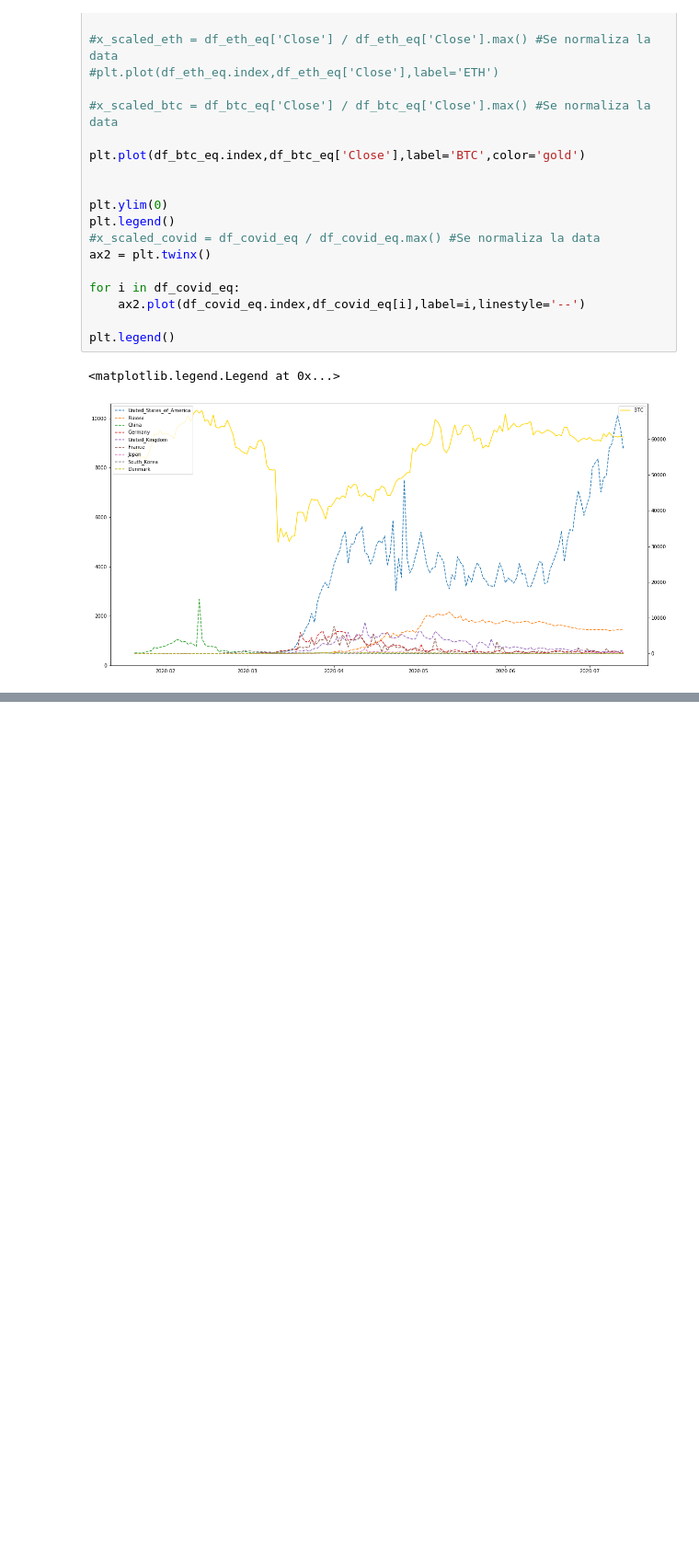
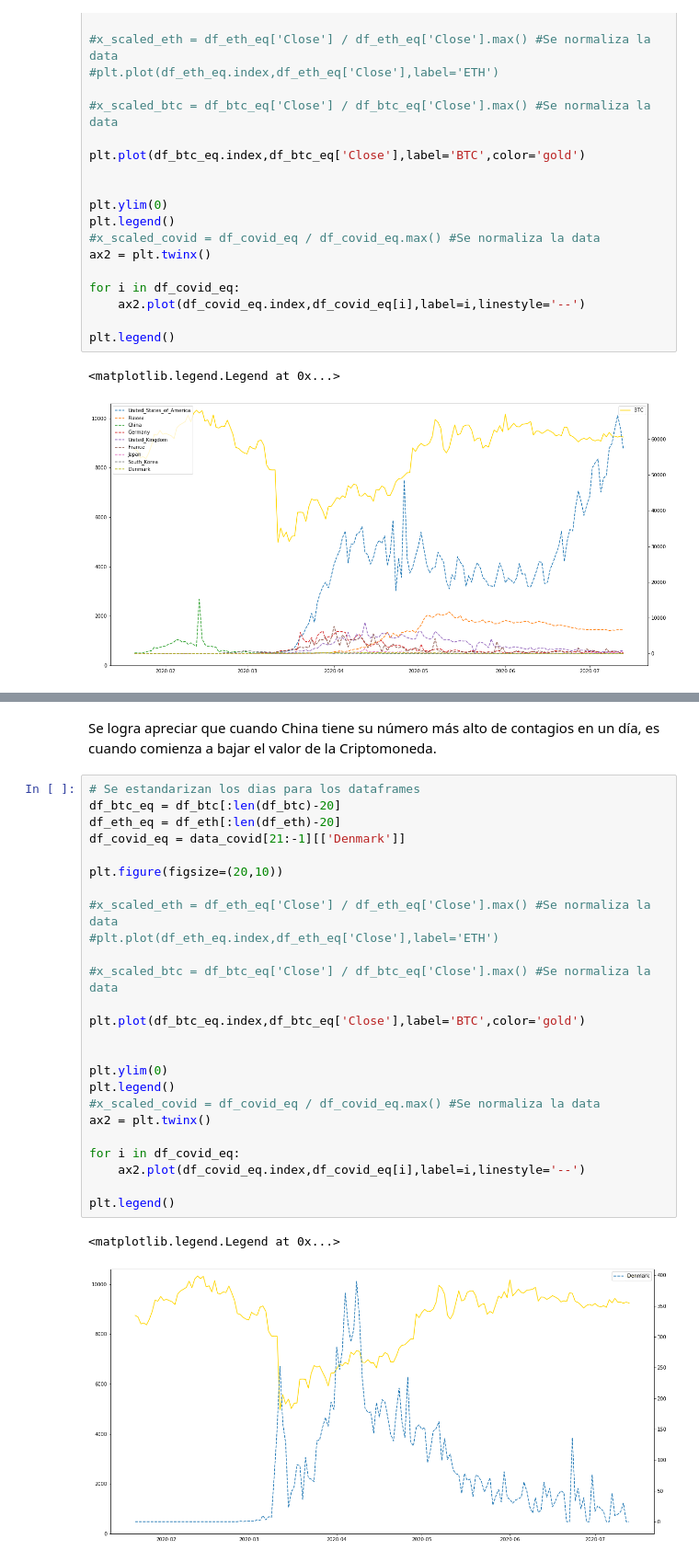
Before and after one commit to christiangfv/Proyecto_criptomonedas_covid19, a Jupyter notebook: CodelCOVID-19.ipynb, the cells around one changed output, grey strips where cells are left out. Shown at 92% size. Drawn from its saved outputs; the diff is of its cells as text; blank space fills up the shorter version.

```diff
--- a/CodelCOVID-19.ipynb
+++ b/CodelCOVID-19.ipynb
@@ -349,0 +363,30 @@ plt.legend()
+# %% [markdown]
+Se logra apreciar que cuando China tiene su número más alto de contagios en un día, es cuando comienza a bajar el valor de la Criptomoneda.
+# %%
+# Se estandarizan los dias para los dataframes
+df_btc_eq = df_btc[:len(df_btc)-20]
+df_eth_eq = df_eth[:len(df_eth)-20]
+df_covid_eq = data_covid[21:-1][['Denmark']]
+
+plt.figure(figsize=(20,10))
+
+#x_scaled_eth = df_eth_eq['Close'] / df_eth_eq['Close'].max() #Se normaliza la data
+#plt.plot(df_eth_eq.index,df_eth_eq['Close'],label='ETH')
+
+#x_scaled_btc = df_btc_eq['Close'] / df_btc_eq['Close'].max() #Se normaliza la data
+
+plt.plot(df_btc_eq.index,df_btc_eq['Close'],label='BTC',color='gold')
+
+
+plt.ylim(0)
+plt.legend()
+#x_scaled_covid = df_covid_eq / df_covid_eq.max() #Se normaliza la data
+ax2 = plt.twinx()
+
+for i in df_covid_eq:
+    ax2.plot(df_covid_eq.index,df_covid_eq[i],label=i,linestyle='--')
+
+plt.legend()
+# %% [output]
+<matplotlib.legend.Legend at 0x...>
+[figure, added]
```
Also changed, not shown: parts of 29 cells of this notebook.
